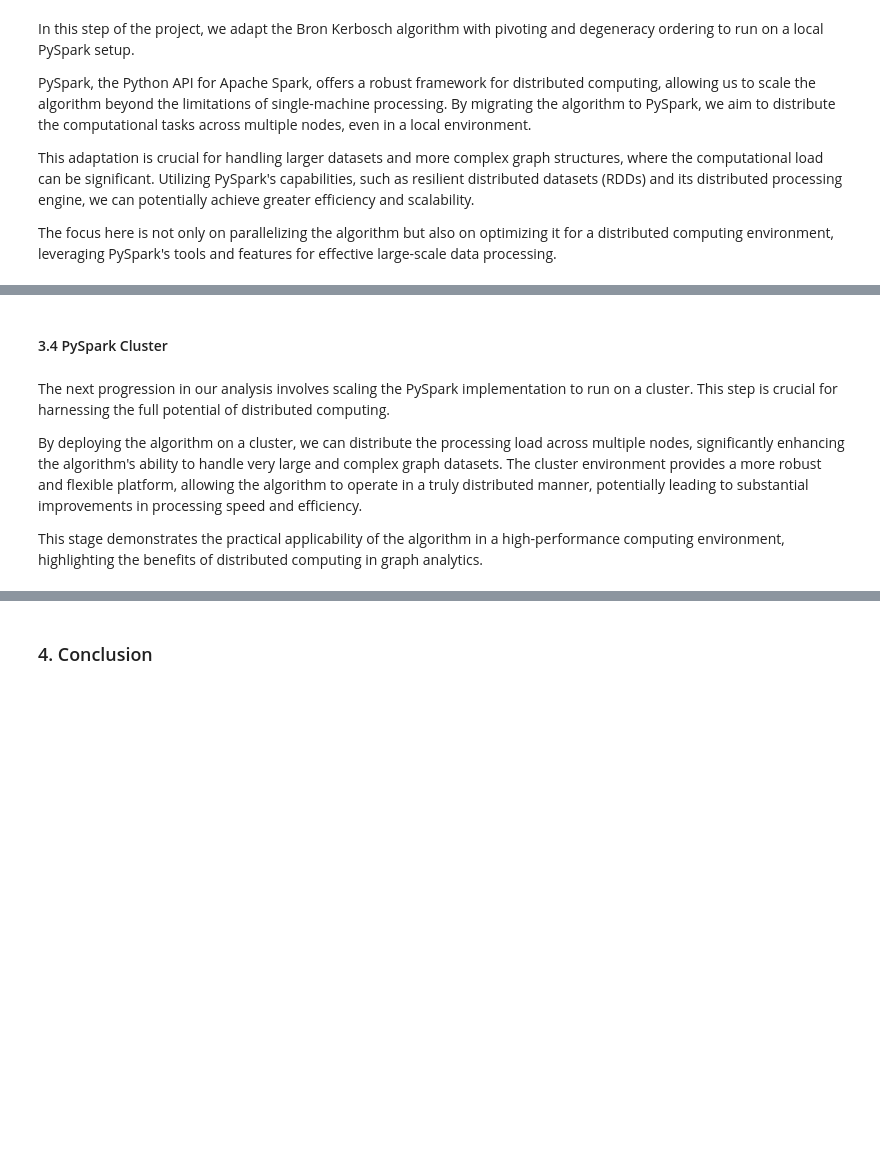
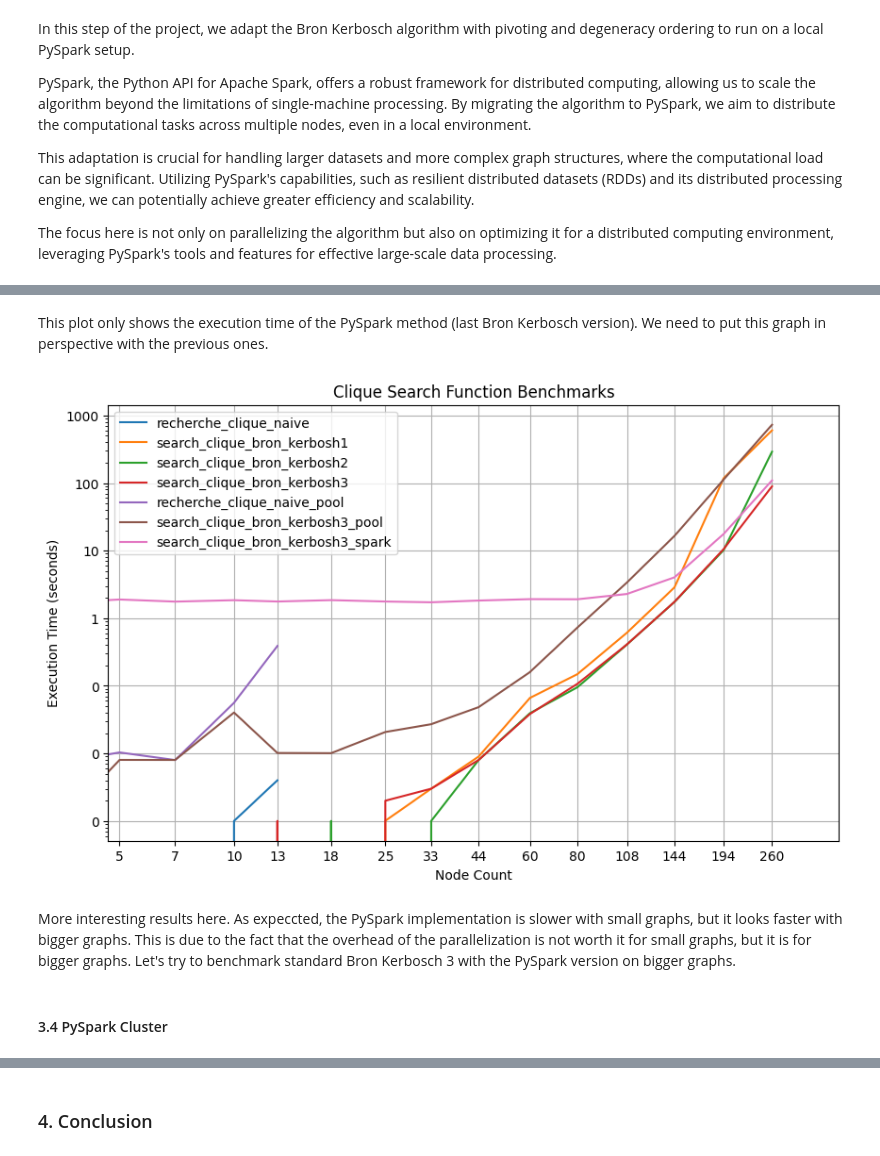
Before and after one commit to OrdinaryDev83/vlg-project, a Jupyter notebook: tom_base.ipynb, the cells around one changed output, grey strips where cells are left out. Drawn from its saved outputs; the diff is of its cells as text; code cells hidden in the pictures; blank space fills up the shorter version.

Commit message:
feat(tp): add pyspark + interpret results

```diff
--- a/tom_base.ipynb
+++ b/tom_base.ipynb
@@ -283,11 +285,7 @@ Test on a small graph G while comparing with the NetworkX implementation.
 start_time = time.time()
 clique_max = search_clique_bron_kerbosh3(G)
 print("Clique max (bron_kerbosh3):", clique_max)
-print("Temps d'exécution (bron_kerbosh3):", time.time() - start_time)
-
-start_time = time.time()
-clique_max_netx = nx.approximation.max_clique(G)
-print("Clique max (networkx):", clique_max_netx)
-print("Temps d'exécution (networkx):", time.time() - start_time)
+print("Exec time (bron_kerbosh3):", time.time() - start_time)
+print("Is clique", is_clique(G, clique_max))
 # %% [output]
 Clique max (bron_kerbosh3): {2, 3, 7}
@@ -412,11 +408,6 @@ However in Python, multithreading is not efficient because of the Global Interpr
 # %% [markdown]
 #### 3.2.A Naive
 # %%
-import threading
-import queue
-import os
-from concurrent.futures import ThreadPoolExecutor, as_completed
-
 def is_clique(G, S):
     for i in S:
         for j in S:
@@ -428,7 +419,6 @@ def wrapper(arg):
     return is_clique(*arg)
 
 def recherche_clique_naive_pool(G):
-    n = G.number_of_nodes()
     taille_max_clique = 0
     clique_max = set()
 
@@ -511,0 +558,16 @@ The focus here is not only on parallelizing the algorithm but also on optimizing
+# %% [markdown]
+This plot only shows the execution time of the PySpark method (last Bron Kerbosch version). We need to put this graph in perspective with the previous ones.
+# %%
+total_execution_times = {}
+for func_name, times in execution_times.items():
+    total_execution_times[func_name] = times
+for func_name, times in execution_times_pool.items():
+    total_execution_times[func_name] = times
+for func_name, times in execution_times_spark.items():
+    total_execution_times[func_name] = times
+
+benchmark_plotting(node_counts, total_execution_times)
+# %% [output]
+[figure, added]
+# %% [markdown]
+More interesting results here. As expeccted, the PySpark implementation is slower with small graphs, but it looks faster with bigger graphs. This is due to the fact that the overhead of the parallelization is not worth it for small graphs, but it is for bigger graphs. Let's try to benchmark standard Bron Kerbosch 3 with the PySpark version on bigger graphs.
@@ -512,8 +582,2 @@ The focus here is not only on parallelizing the algorithm but also on optimizing
 # %% [markdown]
 #### 3.4 PySpark Cluster
-# %% [markdown]
-The next progression in our analysis involves scaling the PySpark implementation to run on a cluster. This step is crucial for harnessing the full potential of distributed computing.
-
-By deploying the algorithm on a cluster, we can distribute the processing load across multiple nodes, significantly enhancing the algorithm's ability to handle very large and complex graph datasets. The cluster environment provides a more robust and flexible platform, allowing the algorithm to operate in a truly distributed manner, potentially leading to substantial improvements in processing speed and efficiency.
-
-This stage demonstrates the practical applicability of the algorithm in a high-performance computing environment, highlighting the benefits of distributed computing in graph analytics.
```
Also changed, not shown: parts of 37 cells of this notebook, 2 other files.
